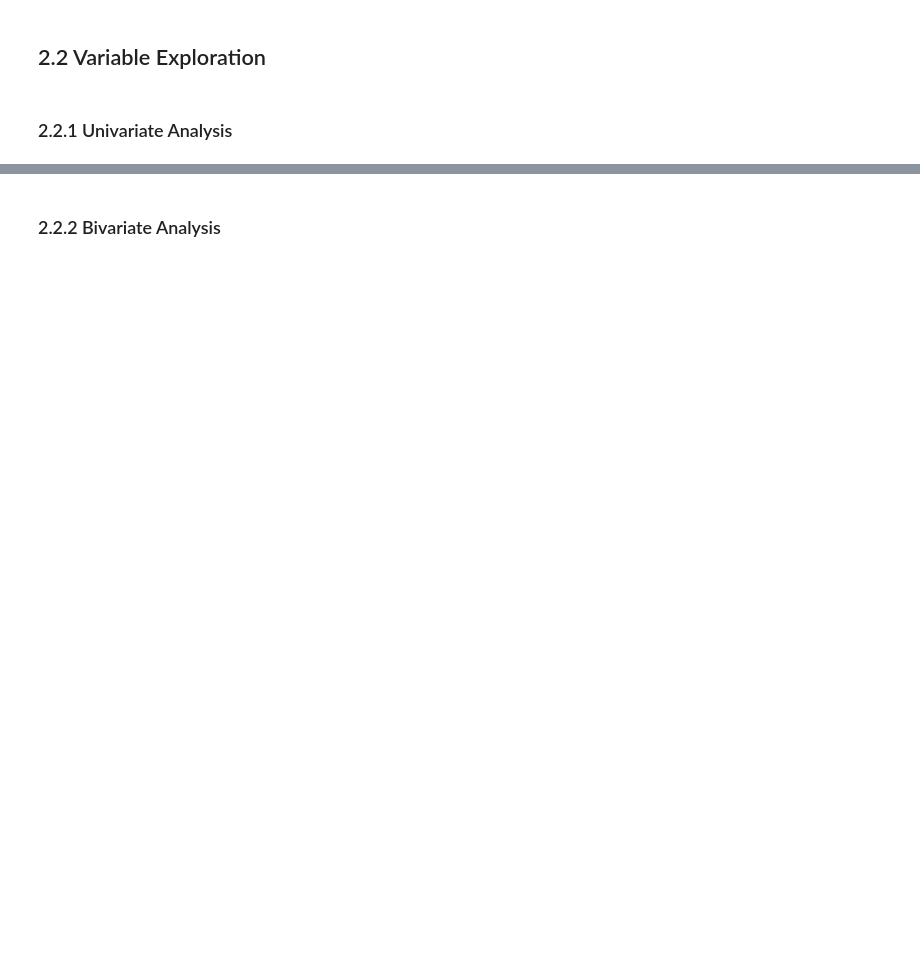
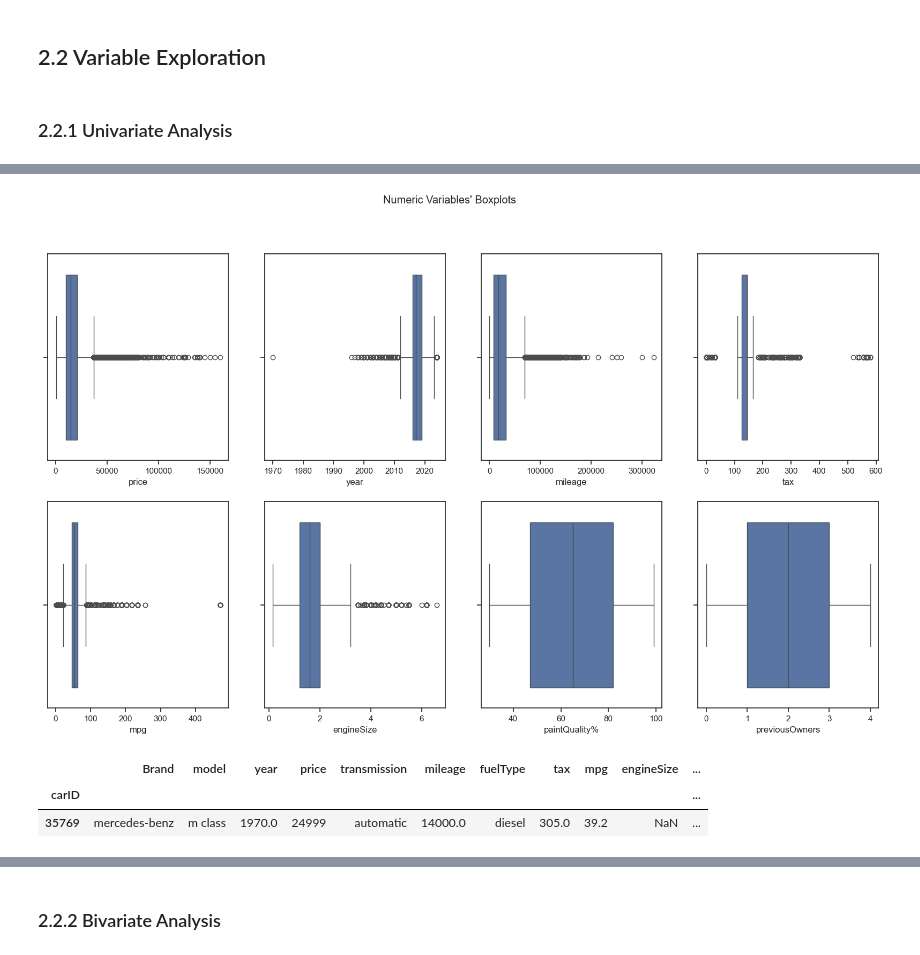
Before and after one commit to novaimsmlgurus/ml, a Jupyter notebook: General_Project_ML.ipynb, the cells around one changed output, grey strips where cells are left out. Saved outputs shown, nothing was run; the diff lists cells and outputs as text; code cells hidden in the pictures; blank space fills up the shorter version.

```diff
--- a/General_Project_ML.ipynb
+++ b/General_Project_ML.ipynb
@@ -611,6 +711,7 @@ fuelType_Corrections = {
     'hybri': 'hybrid',
     'ybri': 'hybrid',
     'ybrid': 'hybrid',
+    'diese': 'diesel',
     'iese': 'diesel',
     'iesel': 'diesel',
     'othe': 'other',
@@ -721,0 +930,33 @@ train.shape
+# %%
+# Plot ALL Numeric Variables' Boxplots in one figure
+
+sns.set_style('ticks')
+
+sp_rows = 2
+sp_cols = 4
+
+# Prepare figure. Create individual axes where each histogram will be placed
+fig, axes = plt.subplots(sp_rows,
+                         sp_cols,
+                         figsize=(20, 11))
+
+# Plot data
+# Iterate across axes objects and associate each histogram
+for ax, feat in zip(axes.flatten(), metric_features):
+    sns.boxplot(x=train[feat], ax=ax)
+
+# Layout
+# Add a centered title to the figure:
+title = "Numeric Variables' Boxplots"
+
+plt.suptitle(title)
+plt.show()
+# %% [output]
+[figure, added]
+# %%
+# One outlier from 1970 - we dont have enough examples from old cars
+train.loc[train['year'] < 1995]
+# %% [output]
+|  | Brand | model | year | price | transmission | mileage | fuelType | tax | mpg | engineSize | ... |
+| carID |  |  |  |  |  |  |  |  |  |  | ... |
+| 35769 | mercedes-benz | m class | 1970.0 | 24999 | automatic | 14000.0 | diesel | 305.0 | 39.2 | NaN | ... |
```
Also changed, not shown: parts of 38 cells of this notebook.
